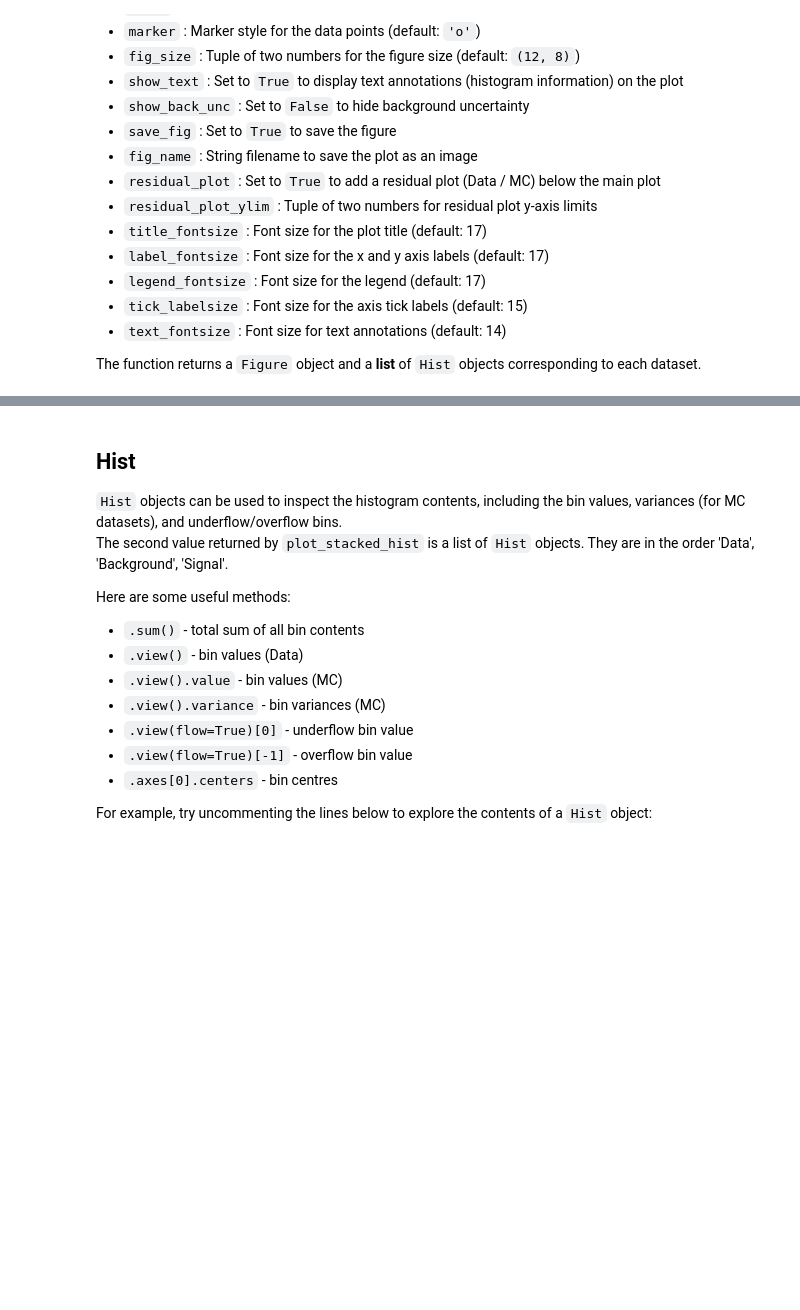
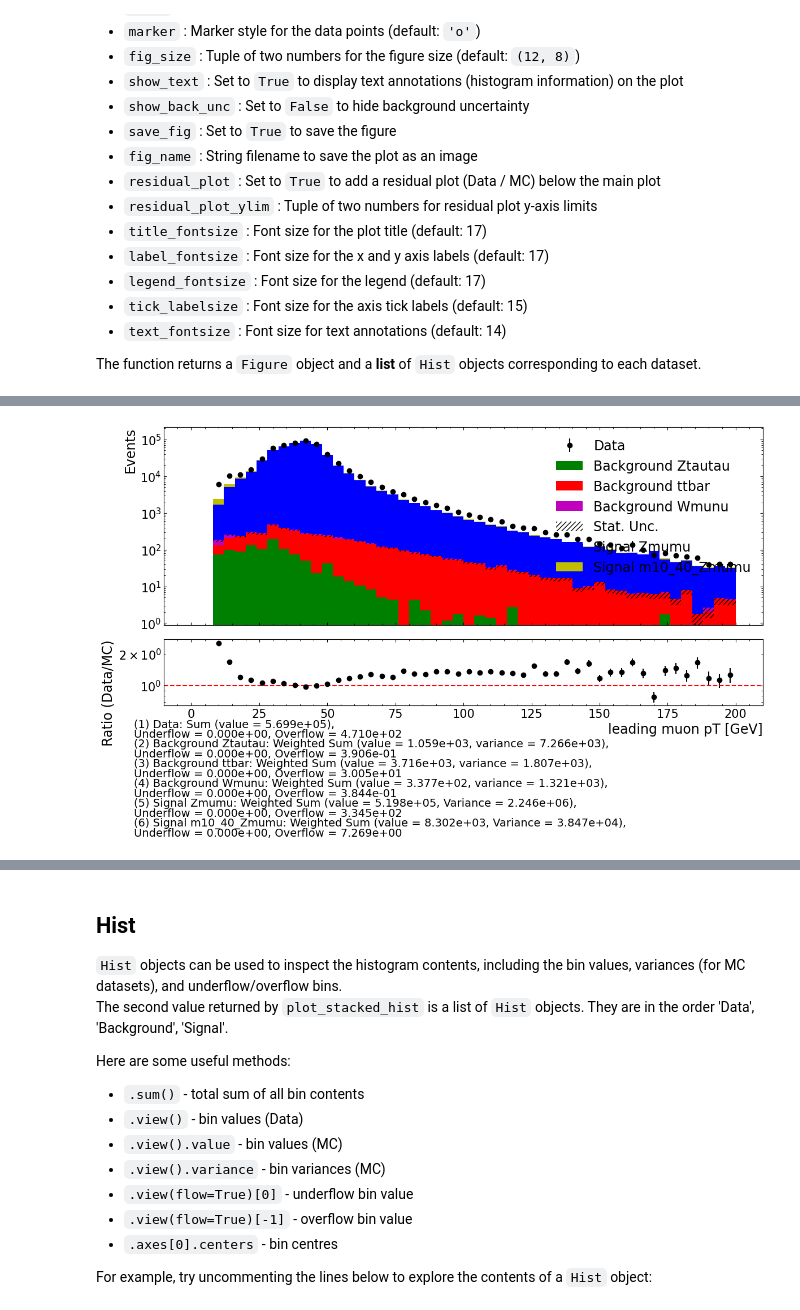
Before and after one commit to CanonicaliTY/ATLAS-Higgs-ZW, a Jupyter notebook: Analysis code/my-ATLAS-code/ATLAS-parquet/DilepLabNotebook.ipynb, the cells around one changed output, grey strips where cells are left out. Saved outputs shown, nothing was run; the diff lists cells and outputs as text; code cells hidden in the pictures; blank space fills up the shorter version.

Commit message:
add plot for OS and SS of u and e including both pt and invariant mass

```diff
--- a/Analysis code/my-ATLAS-code/ATLAS-parquet/DilepLabNotebook.ipynb
+++ b/Analysis code/my-ATLAS-code/ATLAS-parquet/DilepLabNotebook.ipynb
@@ -312,3 +308,9 @@ Elapsed time = 3.5s
  'Wmunu_0_02': <Array [{lep_n: 2, lep_pt: [...], ...}, ...] type='2183 * {lep_n: int32, le...'>}
 # %% [markdown]
 If you only need data for a specific lepton — for example, the $p_T$ of the first lepton — you can include `'lepton_pt[0]'` in `read_variables` instead of `'lepton_pt'`. This saves memory by storing the data as a flat array rather than a nested one. However, do this only if `'lepton_pt'` is not required elsewhere, such as in the cut function.
+# %%
+#electron
+#string_code_list = ['2to4lep'] # List of dataset codes to load
+electron_string_code_list = ['2to4lep','Zee','m10_40_Zee','Ztautau','ttbar','Wenu'] # List of dataset codes to load
+read_variables = ['lep_pt', 'lep_eta', 'lep_phi', 'lep_e', 'lep_type', 'lep_charge', 'lep_n', 'trigM', 'trigE']
+electron_read_variables = validate_read_variables(electron_string_code_list, read_variables)
@@ -314,0 +350,4 @@ If you only need data for a specific lepton — for example, the $p_T$ of the fi
+# %%
+fraction = 0.02
+pt_data_mu_OS = analysis_parquet(read_variables, string_code_list, fraction=fraction, cut_function=cut_muOppositeSign)
+pt_data_mu_SS = analysis_parquet(read_variables, string_code_list, fraction=fraction, cut_function=cut_muSameSign)
@@ -372,3 +452,25 @@ The `plot_stacked_hist` function accepts several optional parameters that allow
 - `text_fontsize` : Font size for text annotations (default: 14)
 
 The function returns a `Figure` object and a **list** of `Hist` objects corresponding to each dataset.
+# %%
+#muon OS pt
+plot_dict_mu_OS = {
+  'Data' : pt_data_mu_OS['2to4lep_0_02'],
+  'Signal Zmumu' : pt_data_mu_OS['Zmumu_0_02'],
+  'Signal m10_40_Zmumu' : pt_data_mu_OS['m10_40_Zmumu_0_02'],
+  'Background Ztautau' : pt_data_mu_OS['Ztautau_0_02'],
+  'Background ttbar' : pt_data_mu_OS['ttbar_0_02'],
+  'Background Wmunu' : pt_data_mu_OS['Wmunu_0_02'],
+}
+
+color_list = ['k','b','y','g','r','m']
+
+plot_variable = 'lep_pt[0]'
+xmin, xmax = 0, 200
+num_bins = 50
+x_label = 'leading muon pT [GeV]'
+
+fig_mu_ospt, hists_mu_ospt= plot_stacked_hist(plot_dict_mu_OS, plot_variable, color_list,
+                               num_bins, xmin, xmax, x_label,
+                               logy=True, show_text=True, residual_plot=True, save_fig=False)
+# %% [output]
@@ -374,0 +478 @@ The function returns a `Figure` object and a **list** of `Hist` objects correspo
+[figure, added]
```
Also changed, not shown: parts of 20 cells of this notebook, 2 other files.
